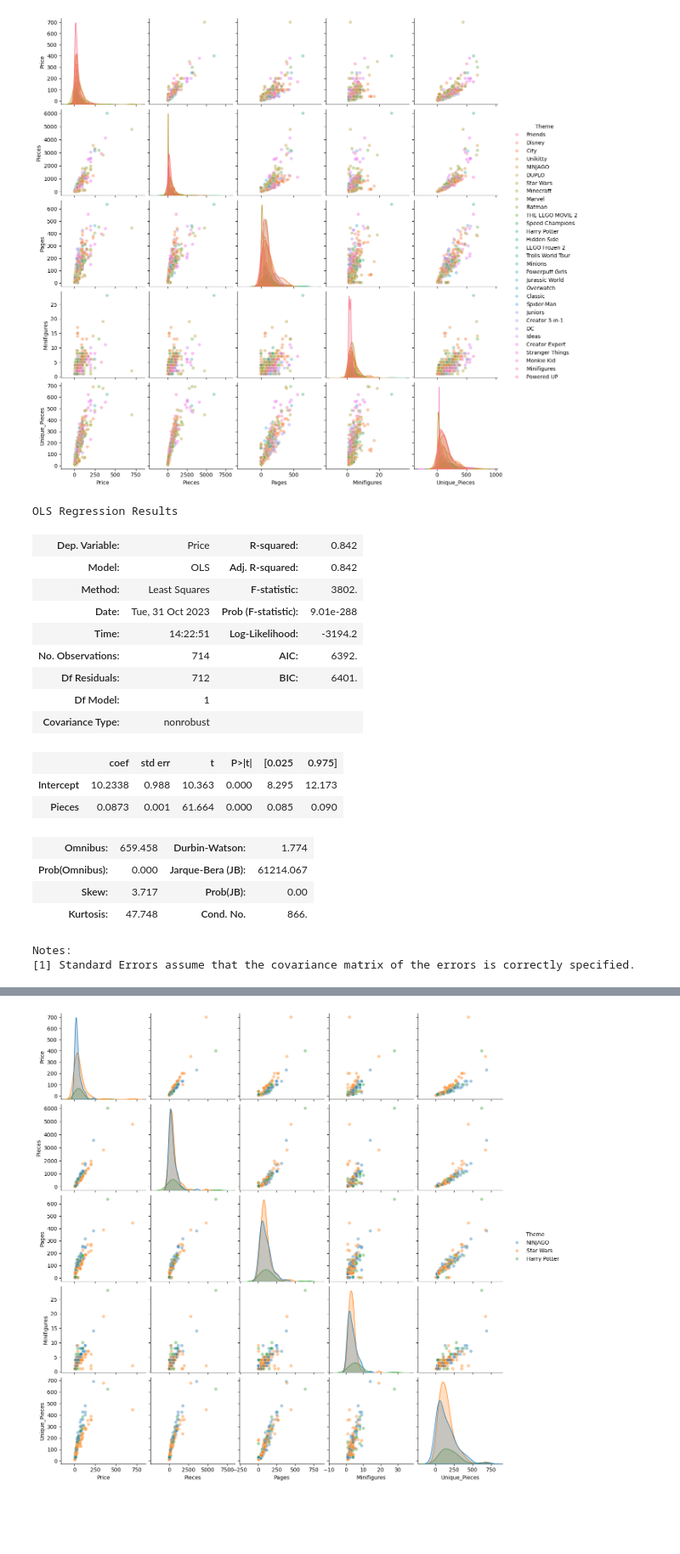
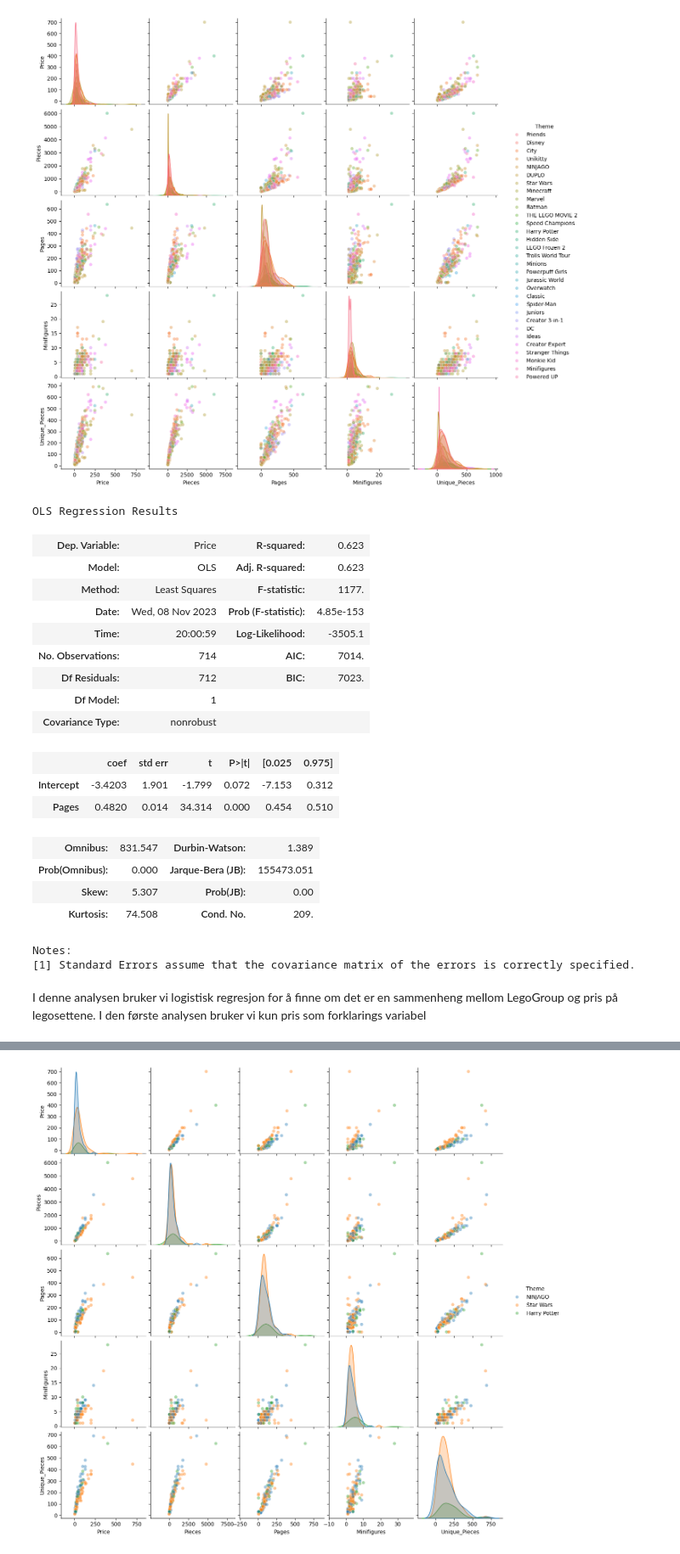
Before and after one commit to ViktorGrev/ISTT1003_Statistikk, a Jupyter notebook: src/viktor_test/oppg1.ipynb, the cells around one changed output, grey strips where cells are left out. Shown at 85% size. Drawn from its saved outputs; the diff is of its cells as text; code cells hidden in the pictures; blank space fills up the shorter version.

```diff
--- a/src/viktor_test/oppg1.ipynb
+++ b/src/viktor_test/oppg1.ipynb
@@ -112,0 +133,4 @@ Name: count, dtype: int64
+# %%
+df2['LegoGroup'] = np.where(df2['Theme'].isin(['Harry Potter', 'Star Wars', 'Batman', 'DC', 'Disney', 'Marvel', 'Minecraft', 'LEGO Frozen 2', 'Trolls World Tour', 'Minions', 'Powerpuff Girls', 'Jurassic World', 'Overwatch', 'Spider-Man', 'Stranger Things']), 0,
+                      np.where(df2['Theme'].isin(['City', 'Friends', 'Unikitty', 'NINJAGO', 'DUPLO', 'THE LEGO MOVIE 2', 'Speed Champions', 'Hidden Side', 'Classic', 'Juniors', 'Creator 3-in-1', 'Ideas', 'Creator Expert', 'Monkie Kid', 'Minifigures', 'Powered UP']), 1, 2))
+df2.groupby(['LegoGroup']).size().reset_index(name = 'Count')
@@ -178,29 +214,32 @@ plt.show()
 [figure]
 # %%
 # enkel lineær regresjon
-formel = 'Price ~ Pieces'
+formel = 'Price ~ Pages'
 
 modell = smf.ols(formel, data = df2)
 resultat = modell.fit()
 
 resultat.summary()
 # %% [output]
 OLS Regression Results
-| Dep. Variable: | Price | R-squared: | 0.842 |
-| Model: | OLS | Adj. R-squared: | 0.842 |
-| Method: | Least Squares | F-statistic: | 3802. |
-| Date: | Tue, 31 Oct 2023 | Prob (F-statistic): | 9.01e-288 |
-| Time: | 14:22:51 | Log-Likelihood: | -3194.2 |
-| No. Observations: | 714 | AIC: | 6392. |
-| Df Residuals: | 712 | BIC: | 6401. |
+| Dep. Variable: | Price | R-squared: | 0.623 |
+| Model: | OLS | Adj. R-squared: | 0.623 |
+| Method: | Least Squares | F-statistic: | 1177. |
+| Date: | Wed, 08 Nov 2023 | Prob (F-statistic): | 4.85e-153 |
+| Time: | 20:00:59 | Log-Likelihood: | -3505.1 |
+| No. Observations: | 714 | AIC: | 7014. |
+| Df Residuals: | 712 | BIC: | 7023. |
 | Df Model: | 1 |  |  |
 | Covariance Type: | nonrobust |  |  |
 |  | coef | std err | t | P>|t| | [0.025 | 0.975] |
-| Intercept | 10.2338 | 0.988 | 10.363 | 0.000 | 8.295 | 12.173 |
-| Pieces | 0.0873 | 0.001 | 61.664 | 0.000 | 0.085 | 0.090 |
+| Intercept | -3.4203 | 1.901 | -1.799 | 0.072 | -7.153 | 0.312 |
+| Pages | 0.4820 | 0.014 | 34.314 | 0.000 | 0.454 | 0.510 |
-| Omnibus: | 659.458 | Durbin-Watson: | 1.774 |
-| Prob(Omnibus): | 0.000 | Jarque-Bera (JB): | 61214.067 |
-| Skew: | 3.717 | Prob(JB): | 0.00 |
-| Kurtosis: | 47.748 | Cond. No. | 866. |
+| Omnibus: | 831.547 | Durbin-Watson: | 1.389 |
+| Prob(Omnibus): | 0.000 | Jarque-Bera (JB): | 155473.051 |
+| Skew: | 5.307 | Prob(JB): | 0.00 |
+| Kurtosis: | 74.508 | Cond. No. | 209. |
 Notes:
 [1] Standard Errors assume that the covariance matrix of the errors is correctly specified.
+# %% [markdown]
+I denne analysen bruker vi logistisk regresjon for å finne om det er en sammenheng mellom LegoGroup og pris på legosettene.
+I den første analysen bruker vi kun pris som forklarings variabel
```
Also changed, not shown: parts of 26 cells of this notebook, 1 other file.
